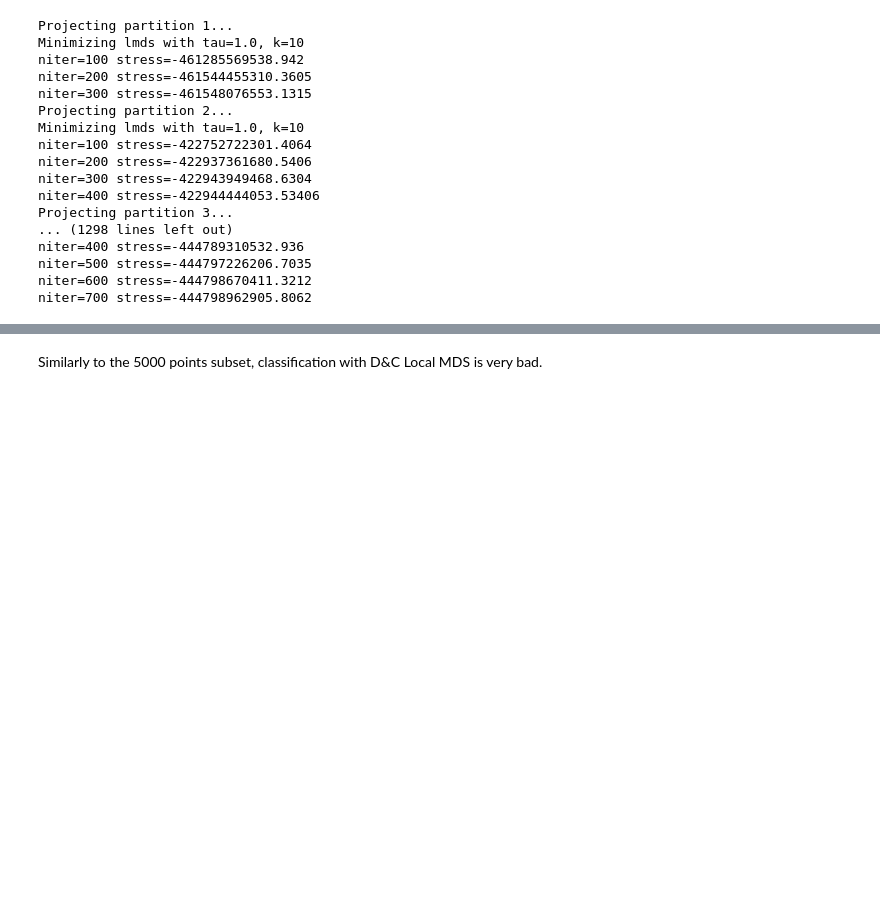
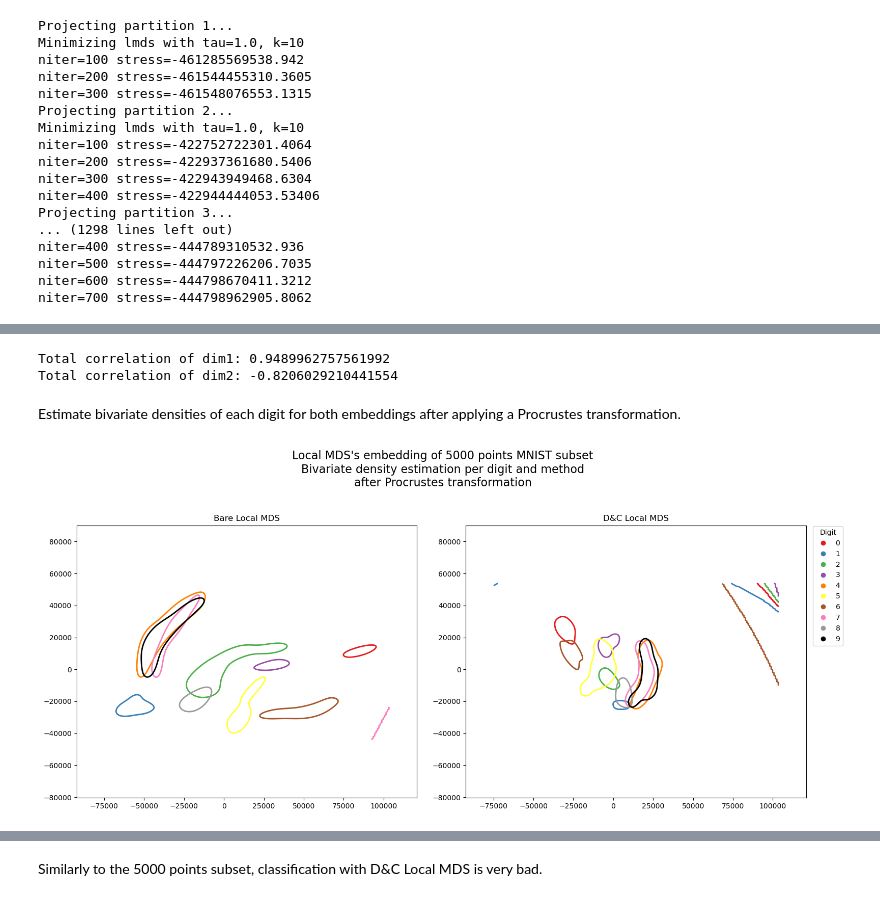
Before and after one commit to airdac/TFM_Adria, a Jupyter notebook: code/d_and_c/LMDS/LMDS_examples.ipynb, the cells around one changed output, grey strips where cells are left out. Saved outputs shown, nothing was run; the diff lists cells and outputs as text; code cells hidden in the pictures; blank space fills up the shorter version.

Commit message:
Compute correlation and contour plots of MNIST

```diff
--- a/code/d_and_c/LMDS/LMDS_examples.ipynb
+++ b/code/d_and_c/LMDS/LMDS_examples.ipynb
@@ -591,0 +643,73 @@ plt.show()
+# %%
+# Total correlation
+print(f'Total correlation of dim1: {pearsonr(MNIST_bare1[:, 0], MNIST_dc1[:, 0])[0]}')
+print(f'Total correlation of dim2: {pearsonr(MNIST_bare1[:, 1], MNIST_dc1[:, 1])[0]}')
+# %% [output]
+Total correlation of dim1: 0.9489962757561992
+Total correlation of dim2: -0.8206029210441554
+# %% [markdown]
+Estimate bivariate densities of each digit for both embeddings after applying a Procrustes transformation.
+# %%
+# Apply procrustes
+c_points = 100
+sampled_idx = np.random.choice(MNIST_bare1.shape[0], size=c_points, replace=False)
+target = MNIST_bare1[sampled_idx, :]
+MNIST_dc1_procrustes = perform_procrustes(MNIST_dc1[:c_points, :], target, MNIST_dc1)
+# %%
+# Estimate densities
+digits = np.unique(sampled_target1)
+densities = {}
+
+for method_name, embedding in [("Bare Local MDS", MNIST_bare1), ("D&C Local MDS", MNIST_dc1_procrustes)]:
+    densities[method_name] = {}
+    for digit in digits:
+        mask = sampled_target1 == digit
+        data = embedding[mask].T
+        kde = gaussian_kde(data)
+        densities[method_name][int(digit)] = kde
+# %%
+# Contour plot estimated densities
+set1_colors = list(plt.get_cmap('Set1').colors)
+set1_colors.append((0, 0, 0))  # Add black if needed
+cmap = mcolors.ListedColormap(set1_colors[:len(digits)])
+
+method_names = ["Bare Local MDS", "D&C Local MDS"]
+embeddings = [MNIST_bare1, MNIST_dc1_procrustes]
+
+# Compute meshgrid for contours
+all_x = np.concatenate([emb[:, 0] for emb in embeddings])
+all_y = np.concatenate([emb[:, 1] for emb in embeddings])
+xpad = (all_x.max() - all_x.min()) * 0.05
+ypad = (all_y.max() - all_y.min()) * 0.05
+xmin, xmax = all_x.min() - xpad, all_x.max() + xpad
+ymin, ymax = all_y.min() - ypad, all_y.max() + ypad
+xx, yy = np.meshgrid(
+    np.linspace(xmin, xmax, 200),
+    np.linspace(ymin, ymax, 200)
+)
+
+fig, axes = plt.subplots(1, 2, figsize=(16, 7))
+for col, method in enumerate(method_names):
+    ax = axes[col]
+    for i, digit in enumerate(digits):
+        kde = densities[method][int(digit)]
+        zz = kde(np.vstack([xx.ravel(), yy.ravel()])).reshape(xx.shape)
+        ax.contour(xx, yy, zz, levels=1, colors=[cmap(i)], linewidths=2)
+    ax.set_title(f"{method}")
+    ax.axis('equal')
+    if col == 1:
+        # Custom legend on the right plot
+        legend_handles = [mlines.Line2D([], [], linestyle='None', marker='o',
+                                        markersize=7,
+                                        markerfacecolor=cmap(i),
+                                        markeredgewidth=0,
+                                        label=int(digit))
+                          for i, digit in enumerate(digits)]
+        ax.legend(handles=legend_handles, title="Digit",
+                  bbox_to_anchor=(1.01, 1.01), loc='upper left')
+fig.suptitle(
+    f"Local MDS's embedding of {n} points MNIST subset\nBivariate density estimation per digit and method\nafter Procrustes transformation", fontsize=16, y=1.03)
+plt.tight_layout()
+plt.show()
+# %% [output]
+[figure, added]
```
Also changed, not shown: parts of 10 cells of this notebook, 3 other files.
